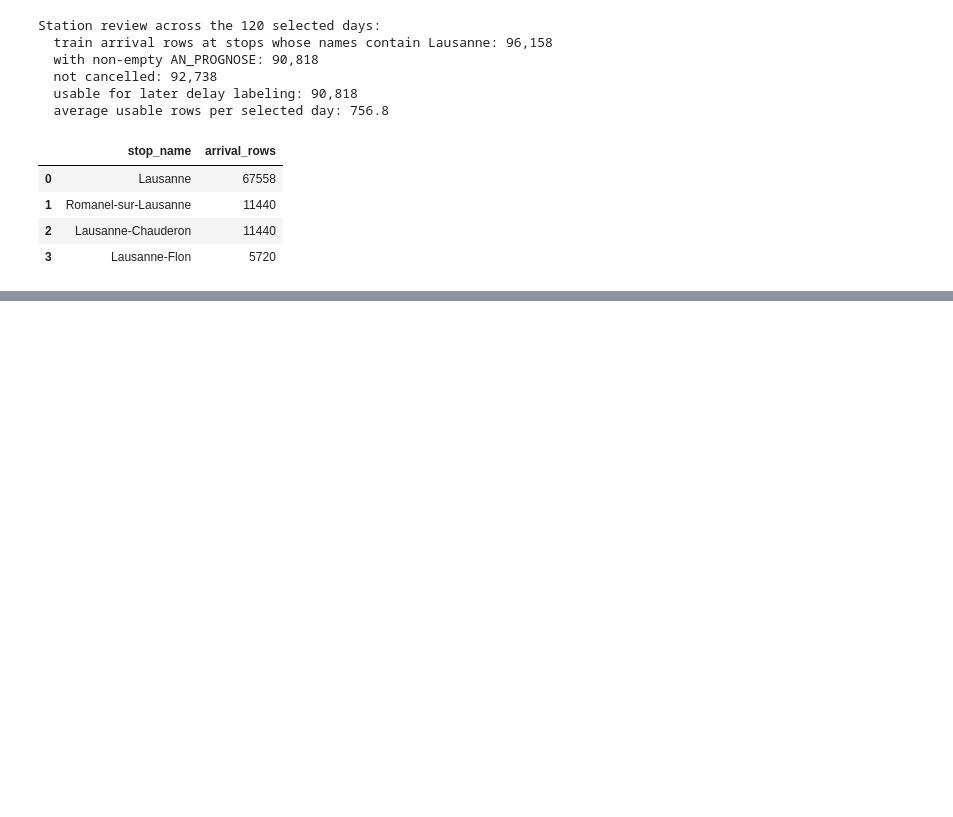
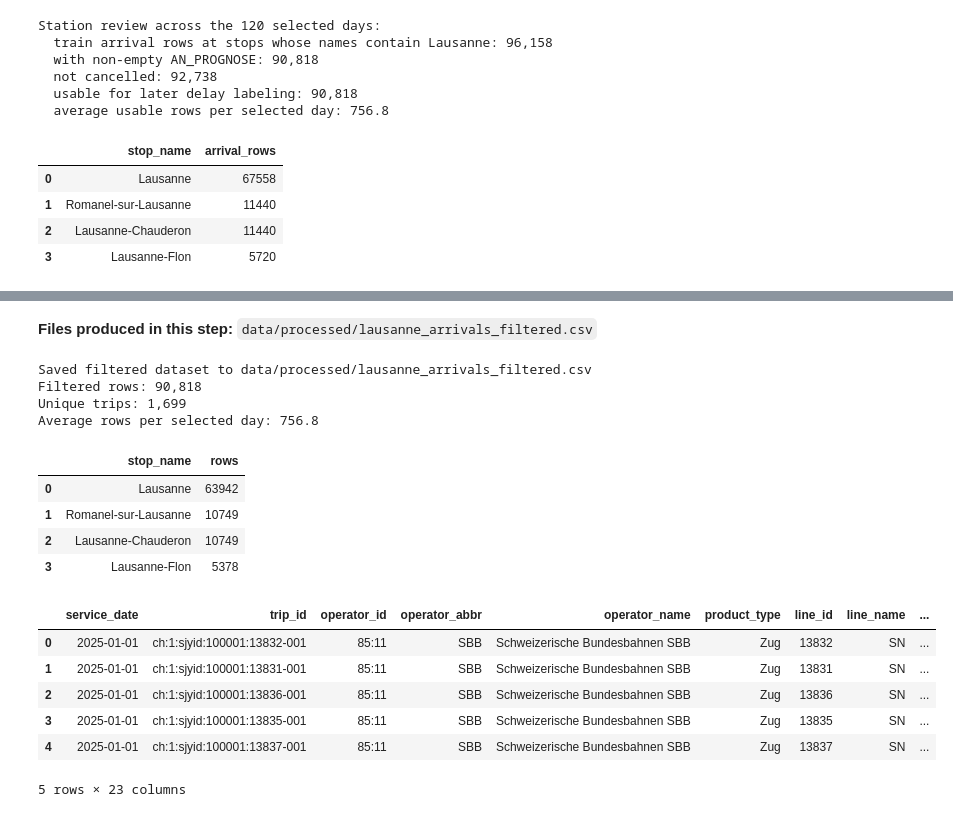
Before and after one commit to berenaydogan/DSA210-Project, a Jupyter notebook: notebooks/data_collection.ipynb, the cells around one changed output, grey strips where cells are left out. Saved outputs shown, nothing was run; the diff lists cells and outputs as text; code cells hidden in the pictures; blank space fills up the shorter version.

Commit message:
feat: filter Lausanne arrivals

```diff
--- a/notebooks/data_collection.ipynb
+++ b/notebooks/data_collection.ipynb
@@ -657,0 +690,49 @@ Station review across the 120 selected days:
+# %% [markdown]
+**Files produced in this step:** `data/processed/lausanne_arrivals_filtered.csv`
+# %%
+filtered_df = pd.DataFrame.from_records(records).rename(columns=rename_map)
+
+bool_cols = ["is_extra_trip", "is_cancelled", "is_pass_through"]
+for col in bool_cols:
+    # Normalize lowercase string flags into real booleans for cleaner downstream summaries and modeling.
+    filtered_df[col] = filtered_df[col].map({"true": True, "false": False})
+
+filtered_df["service_date"] = pd.to_datetime(filtered_df["service_date"], dayfirst=True, errors="coerce")
+for col in ["scheduled_arrival", "predicted_arrival", "scheduled_departure", "predicted_departure"]:
+    filtered_df[col] = pd.to_datetime(filtered_df[col], dayfirst=True, errors="coerce")
+
+filtered_df = filtered_df.sort_values(["scheduled_arrival", "trip_id", "stop_name"]).reset_index(drop=True)
+
+output_path = PROCESSED_DIR / "lausanne_arrivals_filtered.csv"
+filtered_df.to_csv(output_path, index=False)
+
+summary_df = (
+    filtered_df["stop_name"]
+    .value_counts()
+    .rename_axis("stop_name")
+    .reset_index(name="rows")
+)
+
+print(f"Saved filtered dataset to {output_path.relative_to(ROOT)}")
+print(f"Filtered rows: {len(filtered_df):,}")
+print(f"Unique trips: {filtered_df['trip_id'].nunique():,}")
+print(f"Average rows per selected day: {len(filtered_df) / len(RAW_FILES):.1f}")
+display(summary_df)
+display(filtered_df.head())
+# %% [output]
+Saved filtered dataset to data/processed/lausanne_arrivals_filtered.csv
+Filtered rows: 90,818
+Unique trips: 1,699
+Average rows per selected day: 756.8
+|  | stop_name | rows |
+| 0 | Lausanne | 63942 |
+| 1 | Romanel-sur-Lausanne | 10749 |
+| 2 | Lausanne-Chauderon | 10749 |
+| 3 | Lausanne-Flon | 5378 |
+|  | service_date | trip_id | operator_id | operator_abbr | operator_name | product_type | line_id | line_name | ... |
+| 0 | 2025-01-01 | ch:1:sjyid:100001:13832-001 | 85:11 | SBB | Schweizerische Bundesbahnen SBB | Zug | 13832 | SN | ... |
+| 1 | 2025-01-01 | ch:1:sjyid:100001:13831-001 | 85:11 | SBB | Schweizerische Bundesbahnen SBB | Zug | 13831 | SN | ... |
+| 2 | 2025-01-01 | ch:1:sjyid:100001:13836-001 | 85:11 | SBB | Schweizerische Bundesbahnen SBB | Zug | 13836 | SN | ... |
+| 3 | 2025-01-01 | ch:1:sjyid:100001:13835-001 | 85:11 | SBB | Schweizerische Bundesbahnen SBB | Zug | 13835 | SN | ... |
+| 4 | 2025-01-01 | ch:1:sjyid:100001:13837-001 | 85:11 | SBB | Schweizerische Bundesbahnen SBB | Zug | 13837 | SN | ... |
+5 rows × 23 columns
```
Also changed, not shown: parts of 3 cells of this notebook, 1 other file.
